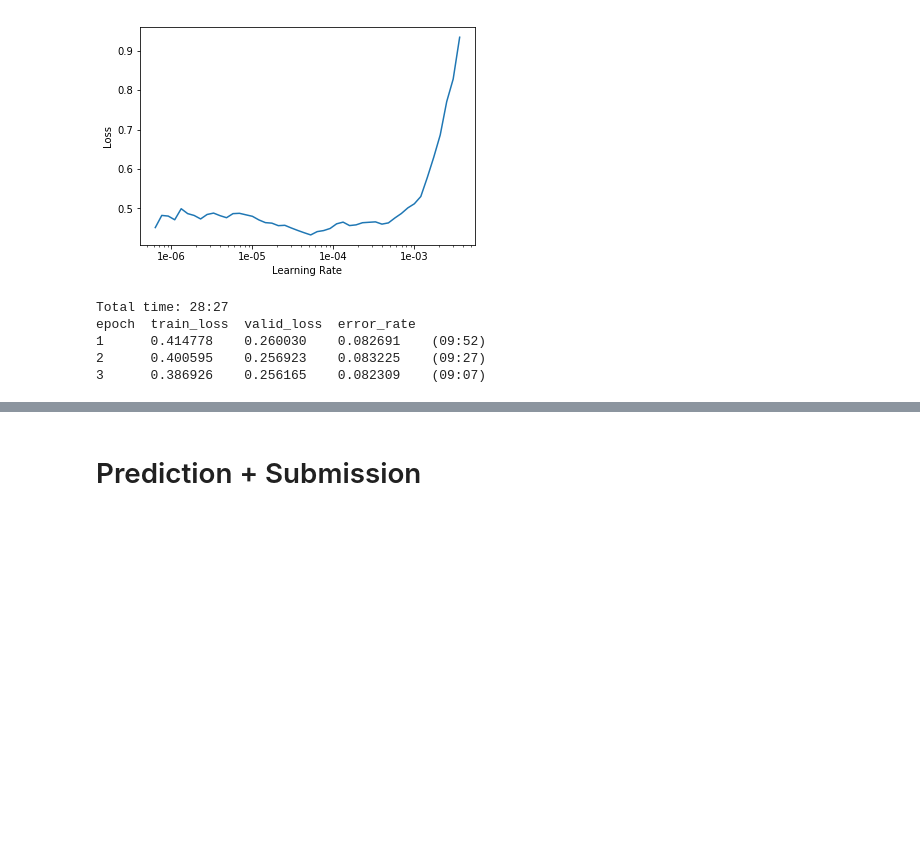
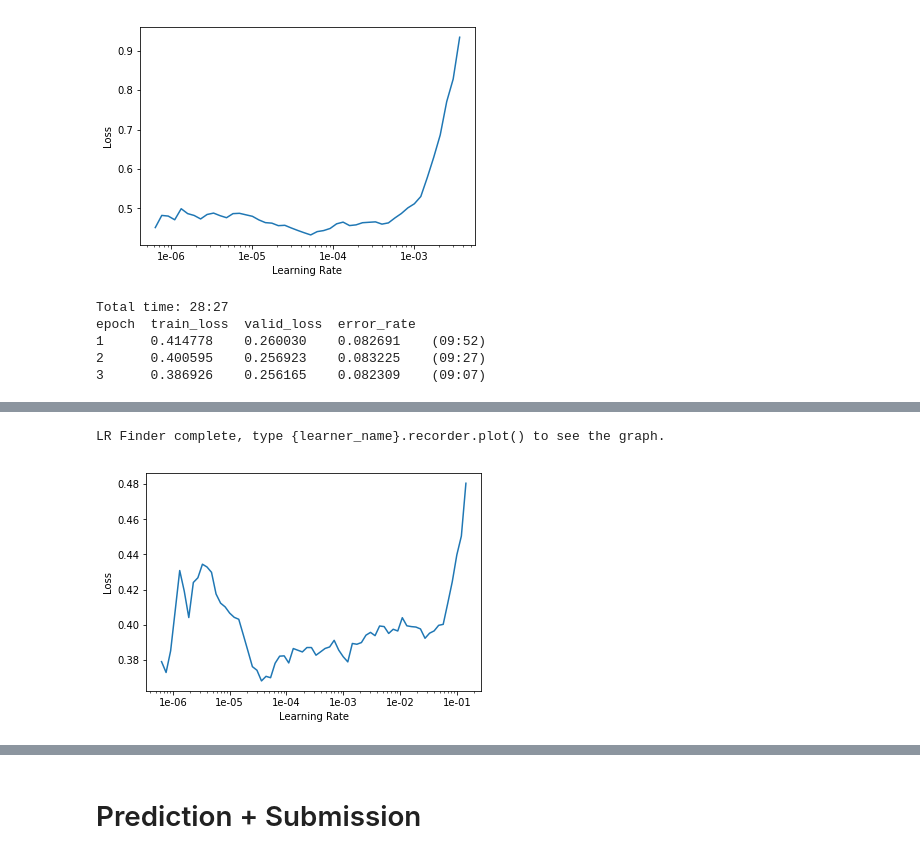
Before and after one commit to anhquan0412/zalo_landmark, a Jupyter notebook: clean_up.ipynb, the cells around one changed output, grey strips where cells are left out. Drawn from its saved outputs; the diff is of its cells as text; code cells hidden in the pictures; blank space fills up the shorter version.

```diff
--- a/clean_up.ipynb
+++ b/clean_up.ipynb
@@ -413,0 +439,3 @@ epoch  train_loss  valid_loss  error_rate
+# %%
+learn.freeze()
+learn.fit_one_cycle(5,max_lr=3e-04)
@@ -413,0 +450,12 @@ epoch  train_loss  valid_loss  error_rate
+# %%
+# learn.save('stage1-350-5epochs-34')
+learn.load('stage1-350-5epochs-34')
+# %%
+learn.freeze()
+
+learn.lr_find()
+
+learn.recorder.plot()
+# %% [output]
+LR Finder complete, type {learner_name}.recorder.plot() to see the graph.
+[figure, added]
```
Also changed, not shown: parts of 42 cells of this notebook.
